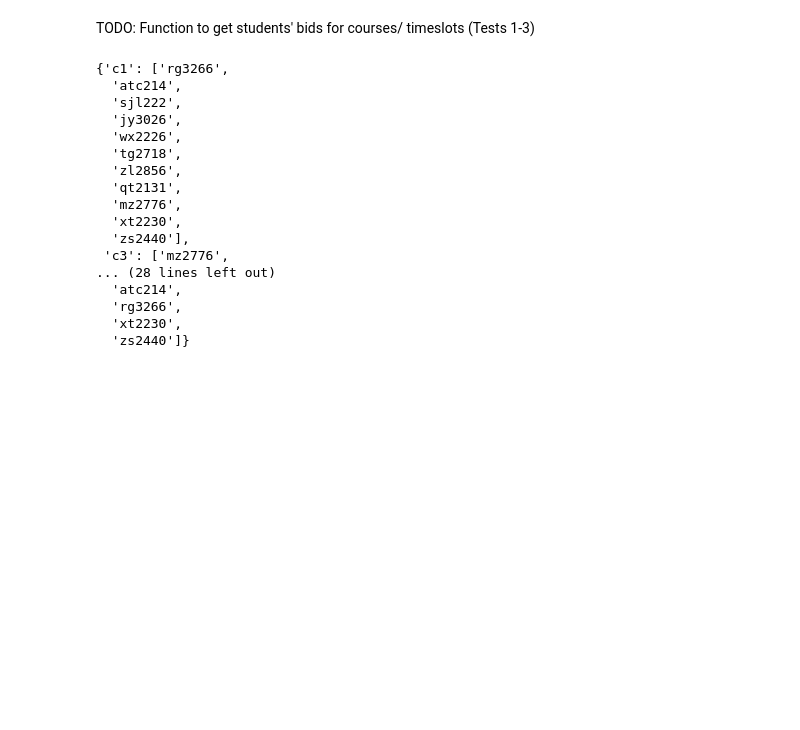
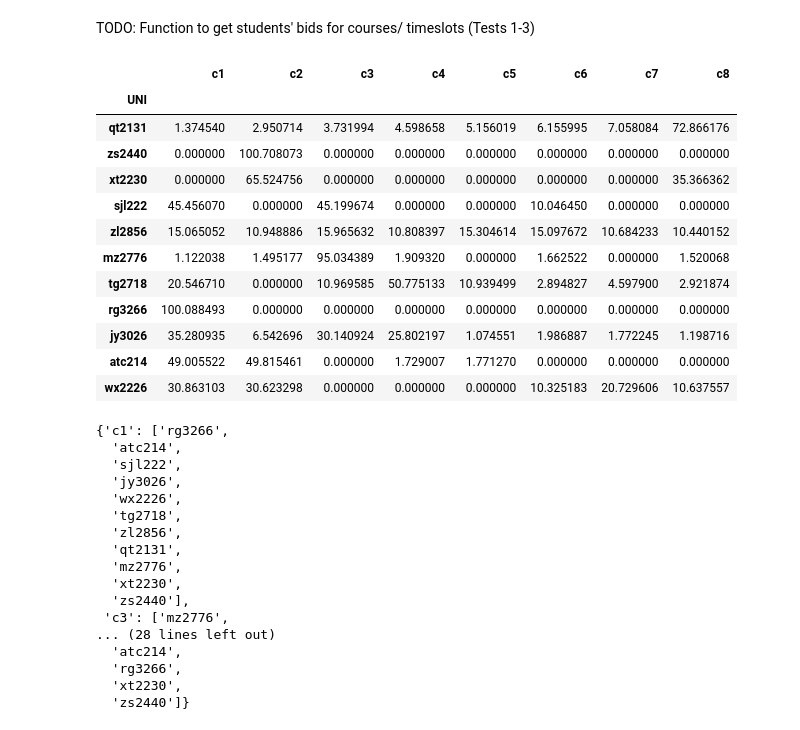
Before and after one commit to type-null/earthInsights, a Jupyter notebook: courseBidding/CourseAssignment.ipynb, the cells around one changed output. Saved outputs shown, nothing was run; the diff lists cells and outputs as text; code cells hidden in the pictures; blank space fills up the shorter version.

```diff
--- a/courseBidding/CourseAssignment.ipynb
+++ b/courseBidding/CourseAssignment.ipynb
@@ -401,8 +401,24 @@ def modified_bid(df, seed = 42):
     df_ = df.loc[:,'c1':'c8']
     X = np.random.uniform(size=df_.shape)
     mod_bids = df_ + X
-    mod_bids[mod_bids < 1] = 0
+    # mod_bids[mod_bids < 1] = 0
     return mod_bids
+# %%
+modified_bid(df_group1, seed = 42)
+# %% [output]
+|  | c1 | c2 | c3 | c4 | c5 | c6 | c7 | c8 |
+| UNI |  |  |  |  |  |  |  |  |
+| qt2131 | 1.374540 | 2.950714 | 3.731994 | 4.598658 | 5.156019 | 6.155995 | 7.058084 | 72.866176 |
+| zs2440 | 0.000000 | 100.708073 | 0.000000 | 0.000000 | 0.000000 | 0.000000 | 0.000000 | 0.000000 |
+| xt2230 | 0.000000 | 65.524756 | 0.000000 | 0.000000 | 0.000000 | 0.000000 | 0.000000 | 35.366362 |
+| sjl222 | 45.456070 | 0.000000 | 45.199674 | 0.000000 | 0.000000 | 10.046450 | 0.000000 | 0.000000 |
+| zl2856 | 15.065052 | 10.948886 | 15.965632 | 10.808397 | 15.304614 | 15.097672 | 10.684233 | 10.440152 |
+| mz2776 | 1.122038 | 1.495177 | 95.034389 | 1.909320 | 0.000000 | 1.662522 | 0.000000 | 1.520068 |
+| tg2718 | 20.546710 | 0.000000 | 10.969585 | 50.775133 | 10.939499 | 2.894827 | 4.597900 | 2.921874 |
+| rg3266 | 100.088493 | 0.000000 | 0.000000 | 0.000000 | 0.000000 | 0.000000 | 0.000000 | 0.000000 |
+| jy3026 | 35.280935 | 6.542696 | 30.140924 | 25.802197 | 1.074551 | 1.986887 | 1.772245 | 1.198716 |
+| atc214 | 49.005522 | 49.815461 | 0.000000 | 1.729007 | 1.771270 | 0.000000 | 0.000000 | 0.000000 |
+| wx2226 | 30.863103 | 30.623298 | 0.000000 | 0.000000 | 0.000000 | 10.325183 | 20.729606 | 10.637557 |
 # %%
 def get_course_pref(df, sc = False, rank = True, seed = 42):
     '''
```
Also changed, not shown: parts of 9 cells of this notebook.
